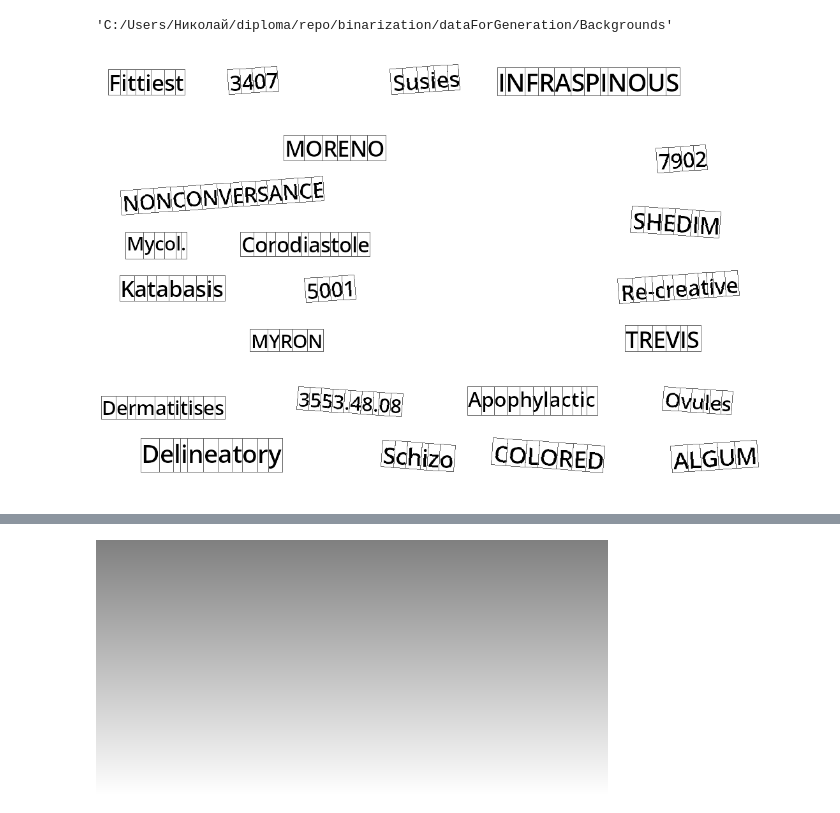
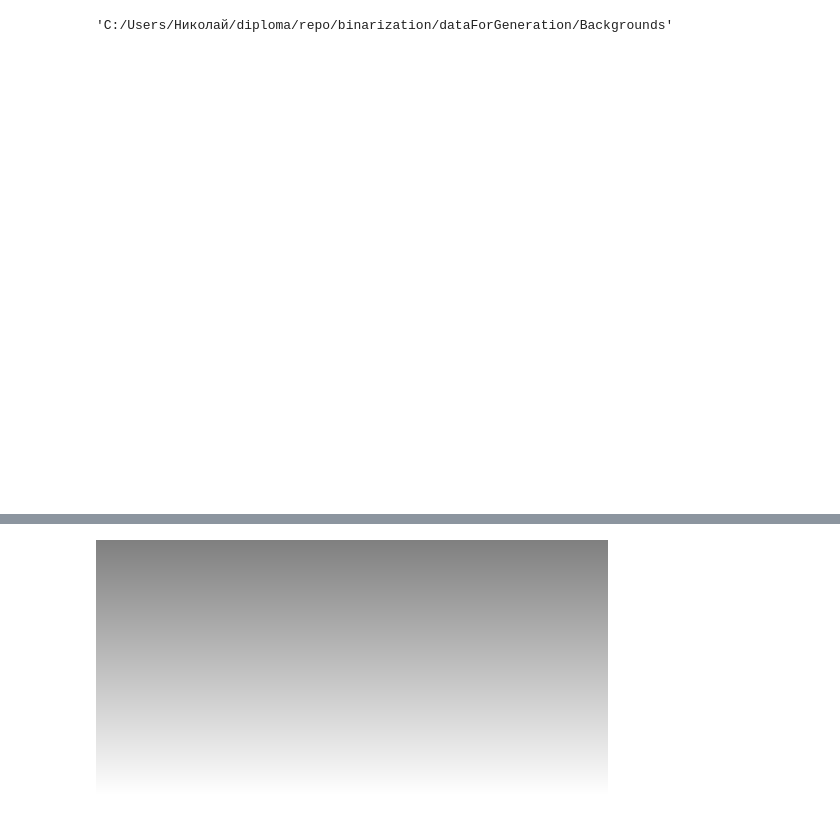
Before and after one commit to paknikolay/binarization, a Jupyter notebook: generator.ipynb, the cells around one changed output, grey strips where cells are left out. Cells and saved outputs as stored; diff of their text form; code cells hidden in the pictures.

```diff
--- a/generator.ipynb
+++ b/generator.ipynb
@@ -395,35 +390,35 @@ for file in os.listdir(pathToBackGrounds):
 # %%
-img = imageTextGenerator.textImage.copy()
-ind = 0
-for k,a, characters in zip(imageTextGenerator.wordsRegion, imageTextGenerator.angles, imageTextGenerator.wordsCharacterRegion):
-    d = ImageDraw.Draw(img)
-    rotated = rotateRect(k,-a)
-    ind = ind + 1
-    #print(k)
-    #print(a)
-    #print(rotated)
-#     d.line((rotated[0][0], rotated[0][1], rotated[1][0], rotated[1][1]), fill=(100,100,100), width=2)
-#     d.line((rotated[1][0], rotated[1][1], rotated[2][0], rotated[2][1]), fill=(100,100,100), width=2)
-#     d.line((rotated[2][0], rotated[2][1], rotated[3][0], rotated[3][1]), fill=(100,100,100), width=2)
-#     d.line((rotated[3][0], rotated[3][1], rotated[0][0], rotated[0][1]), fill=(100,100,100), width=2)
+# img = imageTextGenerator.textImage.copy()
+# ind = 0
+# for k,a, characters in zip(imageTextGenerator.wordsRegion, imageTextGenerator.angles, imageTextGenerator.wordsCharacterRegion):
+#     d = ImageDraw.Draw(img)
+#     rotated = rotateRect(k,-a)
+#     ind = ind + 1
+#     #print(k)
+#     #print(a)
+#     #print(rotated)
+# #     d.line((rotated[0][0], rotated[0][1], rotated[1][0], rotated[1][1]), fill=(100,100,100), width=2)
+# #     d.line((rotated[1][0], rotated[1][1], rotated[2][0], rotated[2][1]), fill=(100,100,100), width=2)
+# #     d.line((rotated[2][0], rotated[2][1], rotated[3][0], rotated[3][1]), fill=(100,100,100), width=2)
+# #     d.line((rotated[3][0], rotated[3][1], rotated[0][0], rotated[0][1]), fill=(100,100,100), width=2)
 
-#     cumW = 0
-#     W =  rotated[1][0]- rotated[0][0]
-#     H =  rotated[1][1] - rotated[0][1]
-#     for c in characters:
-#         w,h = c
-#         cumW += w
-#         d.line((rotated[0][0] + (cumW - w) / k[6] * W, rotated[0][1] + (cumW - w) / k[6] * H, rotated[0][0] + cumW / k[6] * W, rotated[0][1] + (cumW) / k[6] * H), fill=(100,100,100), width=2)
-#         d.line((rotated[0][0] + cumW / k[6] * W, rotated[0][1] + (cumW) / k[6] * H, rotated[3][0] + cumW / k[6] * W, rotated[3][1] + (cumW) / k[6] * H), fill=(100,100,100), width=2)
-#         d.line((rotated[3][0] + cumW / k[6] * W, rotated[3][1] + (cumW) / k[6] * H, rotated[3][0] + (cumW -w)/ k[6] * W, rotated[3][1] + (cumW-w) / k[6] * H), fill=(100,100,100), width=2)
-#         d.line((rotated[3][0] + (cumW - w) / k[6] * W, rotated[3][1] + (cumW-w) / k[6] * H, rotated[0][0] + (cumW - w) / k[6] * W, rotated[0][1] + (cumW - w) / k[6] * H), fill=(100,100,100), width=2)
-    for c in getCharactersRects(k, rotated, characters):
-        d.line((c[0][0], c[0][1], c[1][0], c[1][1]), fill=(100,100,100), width=1)
-        d.line((c[1][0], c[1][1], c[2][0], c[2][1]), fill=(100,100,100), width=1)
-        d.line((c[2][0], c[2][1], c[3][0], c[3][1]), fill=(100,100,100), width=1)
-        d.line((c[3][0], c[3][1], c[0][0], c[0][1]), fill=(100,100,100), width=1)
-    #break
-img
+# #     cumW = 0
+# #     W =  rotated[1][0]- rotated[0][0]
+# #     H =  rotated[1][1] - rotated[0][1]
+# #     for c in characters:
+# #         w,h = c
+# #         cumW += w
+# #         d.line((rotated[0][0] + (cumW - w) / k[6] * W, rotated[0][1] + (cumW - w) / k[6] * H, rotated[0][0] + cumW / k[6] * W, rotated[0][1] + (cumW) / k[6] * H), fill=(100,100,100), width=2)
+# #         d.line((rotated[0][0] + cumW / k[6] * W, rotated[0][1] + (cumW) / k[6] * H, rotated[3][0] + cumW / k[6] * W, rotated[3][1] + (cumW) / k[6] * H), fill=(100,100,100), width=2)
+# #         d.line((rotated[3][0] + cumW / k[6] * W, rotated[3][1] + (cumW) / k[6] * H, rotated[3][0] + (cumW -w)/ k[6] * W, rotated[3][1] + (cumW-w) / k[6] * H), fill=(100,100,100), width=2)
+# #         d.line((rotated[3][0] + (cumW - w) / k[6] * W, rotated[3][1] + (cumW-w) / k[6] * H, rotated[0][0] + (cumW - w) / k[6] * W, rotated[0][1] + (cumW - w) / k[6] * H), fill=(100,100,100), width=2)
+#     for c in getCharactersRects(k, rotated, characters):
+#         d.line((c[0][0], c[0][1], c[1][0], c[1][1]), fill=(100,100,100), width=1)
+#         d.line((c[1][0], c[1][1], c[2][0], c[2][1]), fill=(100,100,100), width=1)
+#         d.line((c[2][0], c[2][1], c[3][0], c[3][1]), fill=(100,100,100), width=1)
+#         d.line((c[3][0], c[3][1], c[0][0], c[0][1]), fill=(100,100,100), width=1)
+#     #break
+# img
 # %% [output]
-[figure, old version]
+[figure, new version]
 # %%
```
Also changed, not shown: parts of 10 cells of this notebook.
